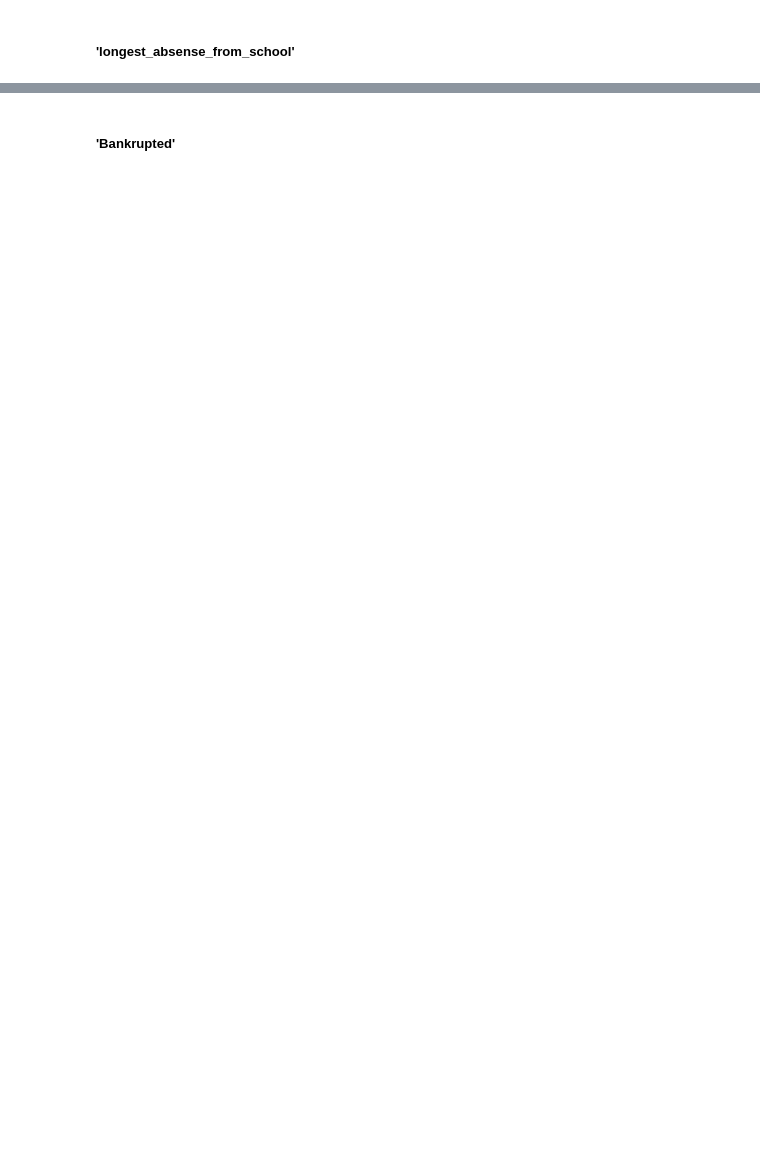
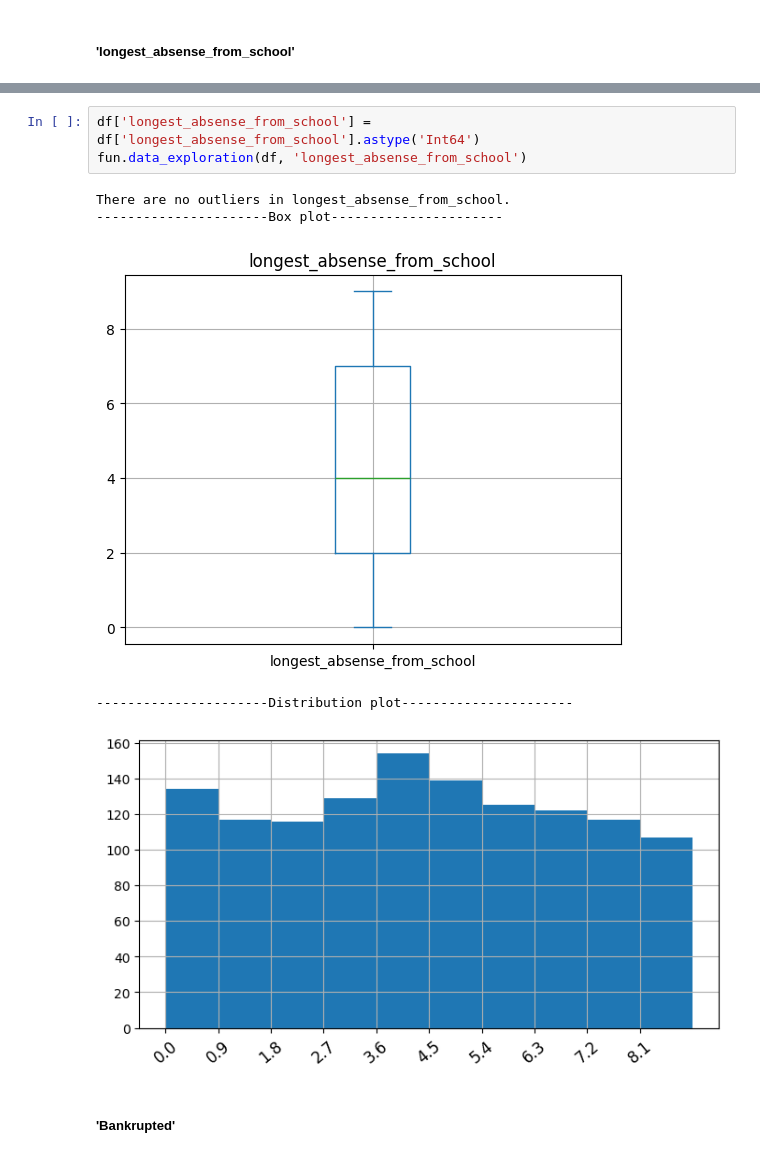
Before and after one commit to mjvillamayor/IST340-Final-Project, a Jupyter notebook: KDDM_Project.ipynb, the cells around one changed output, grey strips where cells are left out. Cells and saved outputs as stored; diff of their text form; blank space fills up the shorter version.

```diff
--- a/KDDM_Project.ipynb
+++ b/KDDM_Project.ipynb
@@ -1064,4 +1138,13 @@ Course Units
 Name: count, dtype: int64
+# %%
+df['longest_absense_from_school'] = df['longest_absense_from_school'].astype('Int64')
+fun.data_exploration(df, 'longest_absense_from_school')
+# %% [output]
+There are no outliers in longest_absense_from_school.
+----------------------Box plot----------------------
+[figure, added]
+----------------------Distribution plot----------------------
+[figure, added]
 # %% [markdown]
 ##### 'Bankrupted'
 # %%
```
Also changed, not shown: parts of 14 cells of this notebook, 1 other file.
